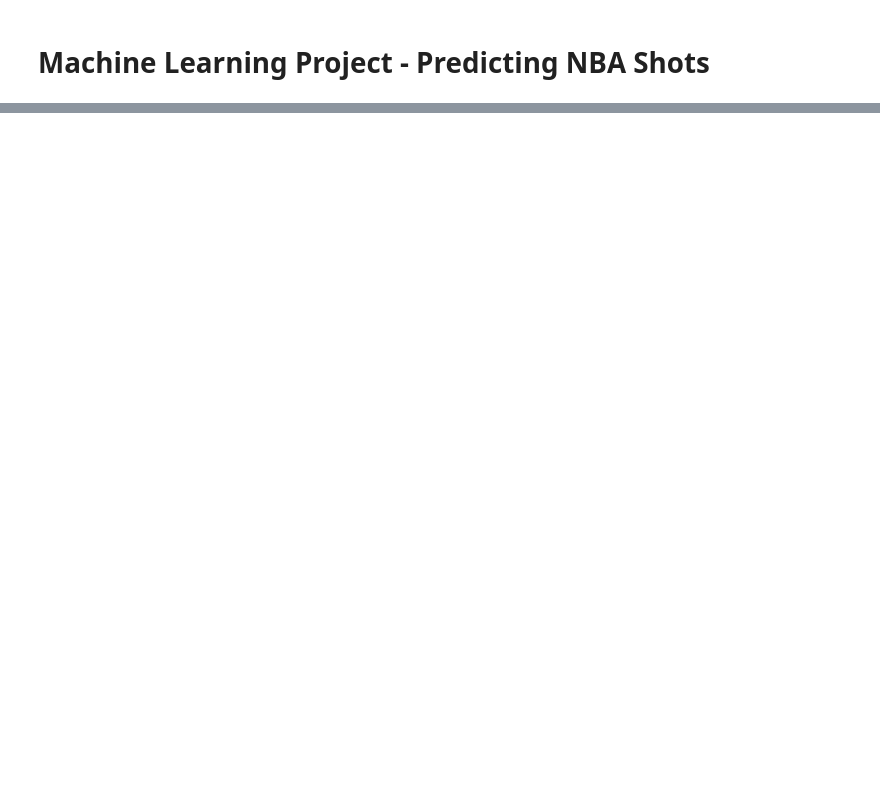
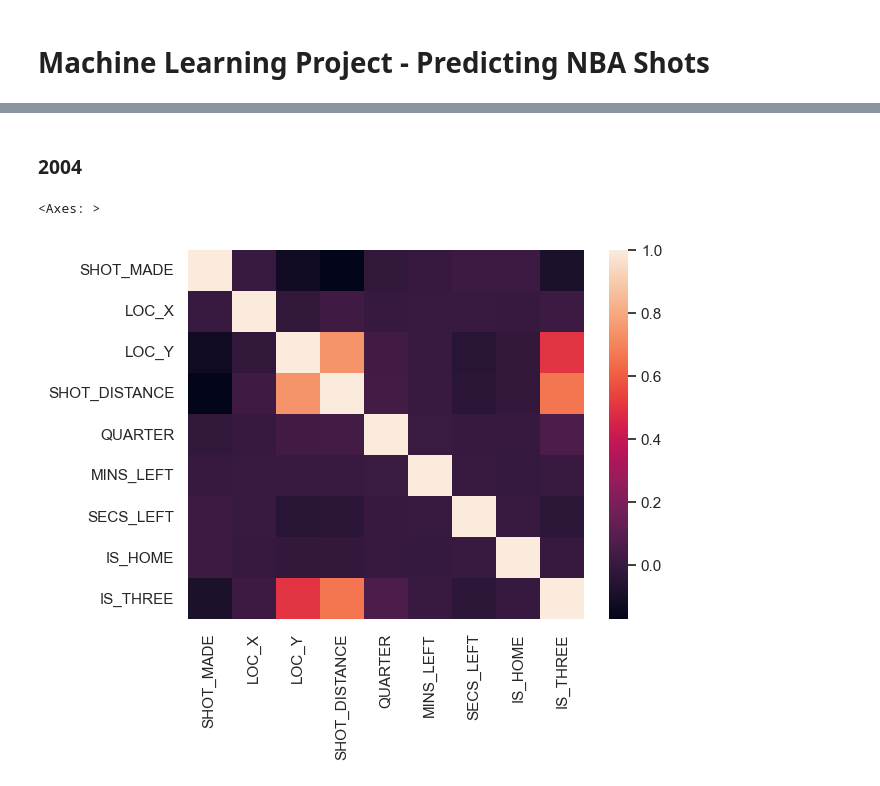
Before and after one commit to bhuckins/mlproject1, a Jupyter notebook: MLProject.ipynb, the cells around one changed output, grey strips where cells are left out. Saved outputs shown, nothing was run; the diff lists cells and outputs as text; code cells hidden in the pictures; blank space fills up the shorter version.

```diff
--- a/MLProject.ipynb
+++ b/MLProject.ipynb
@@ -47,0 +129,5 @@ Name: LOC_X, Length: 189803, dtype: float64
+# %%
+df2004 = df2004.drop(['TEAM_ID', 'PLAYER_ID', 'GAME_ID', 'SEASON_2', 'POSITION_GROUP', 'GAME_DATE', 'EVENT_TYPE', 'BASIC_ZONE', 'ZONE_NAME', 'ZONE_ABB', 'ZONE_RANGE'], axis = 1)
+df2024 = df2024.drop(['TEAM_ID', 'PLAYER_ID', 'GAME_ID', 'SEASON_2', 'POSITION_GROUP', 'GAME_DATE', 'EVENT_TYPE', 'BASIC_ZONE', 'ZONE_NAME', 'ZONE_ABB', 'ZONE_RANGE'], axis = 1)
+
+df2004.info()
@@ -47,0 +175,17 @@ Name: LOC_X, Length: 189803, dtype: float64
+# %%
+# Use .agg() to get the most common HOME_TEAM value for each TEAM_NAME - this will be the translation between TEAM_NAME and HOME_TEAM
+translation2004 = df2004.groupby('TEAM_NAME')['HOME_TEAM'].agg(pd.Series.mode).to_dict()
+translation2024 = df2024.groupby('TEAM_NAME')['HOME_TEAM'].agg(pd.Series.mode).to_dict()
+#print(translation2004)
+#print(translation2024)
+
+# create the IS_HOME feature and populate it using the dictionary
+df2004['IS_HOME'] = df2004.apply(lambda x: translation2004[x['TEAM_NAME']] == x['HOME_TEAM'], axis=1)
+df2024['IS_HOME'] = df2024.apply(lambda x: translation2024[x['TEAM_NAME']] == x['HOME_TEAM'], axis=1)
+
+# drop unneeded features
+df2004 = df2004.drop(['HOME_TEAM', 'AWAY_TEAM'], axis = 1)
+df2024 = df2024.drop(['HOME_TEAM', 'AWAY_TEAM'], axis = 1)
+
+#df2004.info()
+df2004.head()
@@ -47,0 +201,10 @@ Name: LOC_X, Length: 189803, dtype: float64
+# %%
+print(df2004['SHOT_TYPE'].unique())
+
+df2004['IS_THREE'] = df2004.apply(lambda x: x['SHOT_TYPE'][0] == '3', axis=1)
+df2024['IS_THREE'] = df2024.apply(lambda x: x['SHOT_TYPE'][0] == '3', axis=1)
+
+df2004 = df2004.drop('SHOT_TYPE', axis = 1)
+df2024 = df2024.drop('SHOT_TYPE', axis = 1)
+
+df2004.head()
@@ -47,0 +221,6 @@ Name: LOC_X, Length: 189803, dtype: float64
+# %%
+# create a merged dataset
+df_merged = pd.concat([df2004, df2024]).rename({'SEASON_1' : 'YEAR'}, axis = 1)
+
+df2004 = df2004.drop('SEASON_1', axis = 1)
+df2024 = df2024.drop('SEASON_1', axis = 1)
@@ -47,0 +331,7 @@ Name: LOC_X, Length: 189803, dtype: float64
+# %% [markdown]
+### 2004
+# %%
+sns.heatmap(df2004.drop(['TEAM_NAME', 'PLAYER_NAME', 'POSITION', 'ACTION_TYPE'], axis = 1).corr())
+# %% [output]
+<Axes: >
+[figure, added]
```
Also changed, not shown: parts of 38 cells of this notebook.
